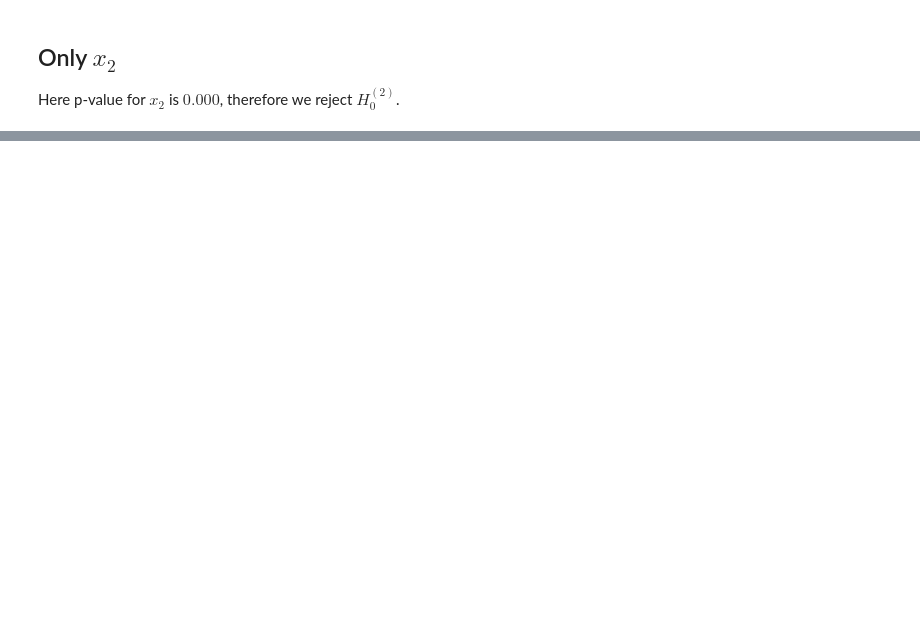
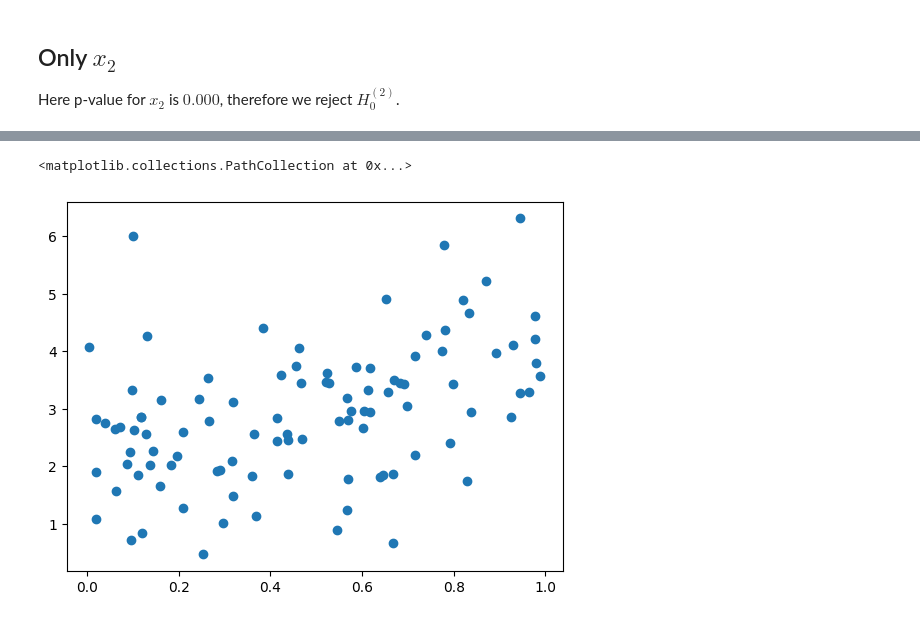
Before and after one commit to GabrielWechta/white_rose, a Jupyter notebook: data_mining/lab_2/exercise_14.ipynb, the cells around one changed output, grey strips where cells are left out. Drawn from its saved outputs; the diff is of its cells as text; code cells hidden in the pictures; blank space fills up the shorter version.

```diff
--- a/data_mining/lab_2/exercise_14.ipynb
+++ b/data_mining/lab_2/exercise_14.ipynb
@@ -220,0 +241,5 @@ Notes:
+# %%
+plt.scatter(mismeasured_x_1, mismeasured_y)
+# %% [output]
+<matplotlib.collections.PathCollection at 0x...>
+[figure, added]
```
Also changed, not shown: parts of 12 cells of this notebook, 7 other files.
